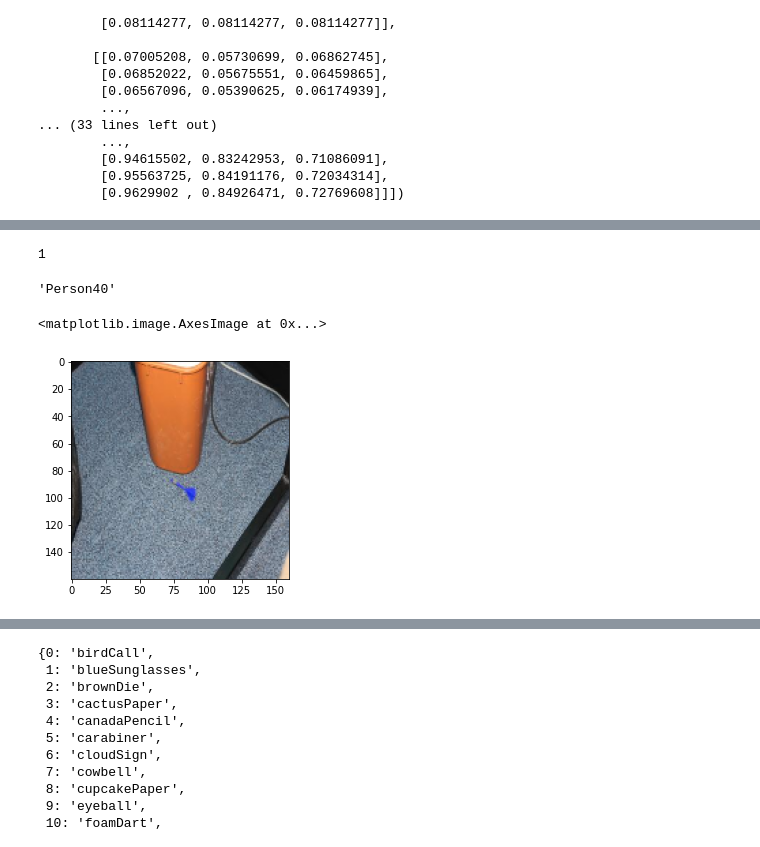
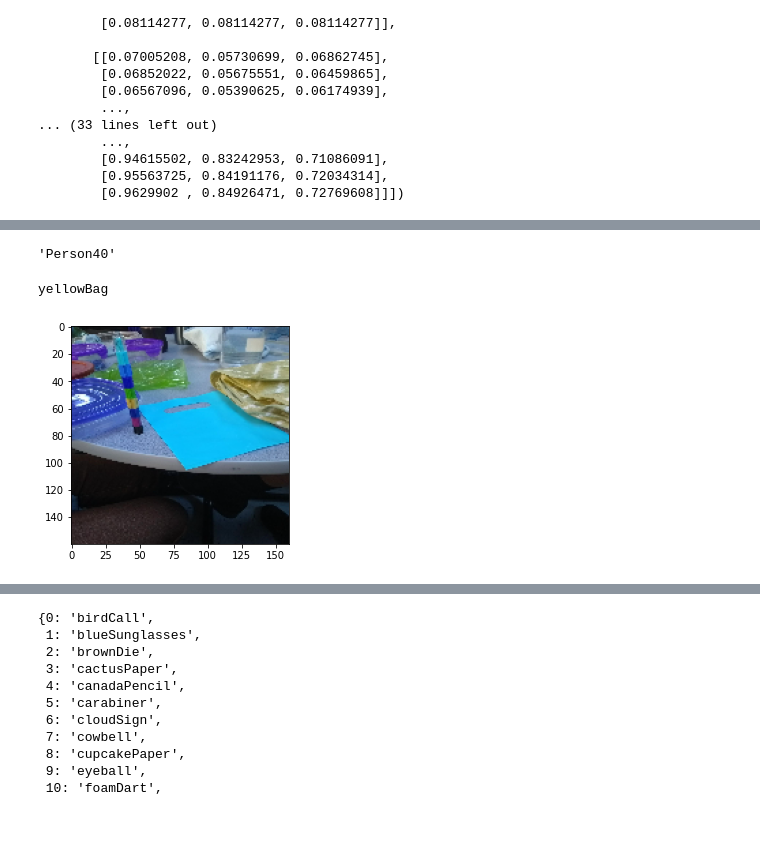
Before and after one commit to JfmGijsbers/2AMV10-group-16, a Jupyter notebook: run2.ipynb, the cells around one changed output, grey strips where cells are left out. Drawn from its saved outputs; the diff is of its cells as text; code cells hidden in the pictures.

```diff
--- a/run2.ipynb
+++ b/run2.ipynb
@@ -209,0 +178,11 @@ labels
+# %%
+# save('X.npy', X)
+# save('y.npy', y)
+# save('labels.npy', labels)
+
+X = load('/content/drive/MyDrive/-Univ/2AMV10/2AMV10-group-16/X.npy')
+y = load('/content/drive/MyDrive/-Univ/2AMV10/2AMV10-group-16/y.npy')
+# labels = load('/content/drive/MyDrive/-Univ/2AMV10/2AMV10-group-16/labels.npy')
+
+# print(X.shape, y.shape)
+# y=np.argmax(y,axis=1)
@@ -756,10 +533,9 @@ def read_test():
       person_order.append(label)
       t_1 = time.perf_counter()
       for image in [name for name in os.listdir(f"{path}/{label}")]:
-          if image.endswith('.db'):
-            break
-          if image.endswith('.txt'):
-            break # skip captions for now
+          if image.endswith('.db') or image.endswith('.txt'):
+            pass
+            # skip captions for now
             # TODO get text out of file instead of filename
             # with open(f"{path}/{label}/{image}", "r") as f:
             #   print(image)
@@ -768,6 +544,7 @@ def read_test():
           #X.append(cv2.imread(f"{path}/{label}/{image}"))
           else:
             person_n.append(label)
+            # print(image)
             X_t.append(process_img(cv2.imread(f"{path}/{label}/{image}")))
             t_2 = time.perf_counter()
             print(f"Doing image {image} took {t_2-t_1}")
@@ -846,20 +623,17 @@ array([[[0.04670588, 0.05847059, 0.07807843],
-# %%
-X_t[1] = tf.reshape(X_t[1], (160, 160, 3))
 # %%
 yt_pred = model.predict(X_t)
-# %%
-np.argmax(yt_pred[0])
-# %% [output]
-1
+# %%
+predsnames = np.vectorize(classes.get)(np.argmax(yt_pred, axis=1))
 # %%
 person_n[0]
 # %% [output]
 'Person40'
 # %%
-plt.imshow(X_t[0])
+plt.imshow(X_t[20])
+print(predsnames[20])
 # %% [output]
-<matplotlib.image.AxesImage at 0x...>
+yellowBag
-[figure, old version]
+[figure, new version]
 # %%
 import json
 from sklearn.metrics import confusion_matrix, ConfusionMatrixDisplay
```
Also changed, not shown: parts of 45 cells of this notebook.
